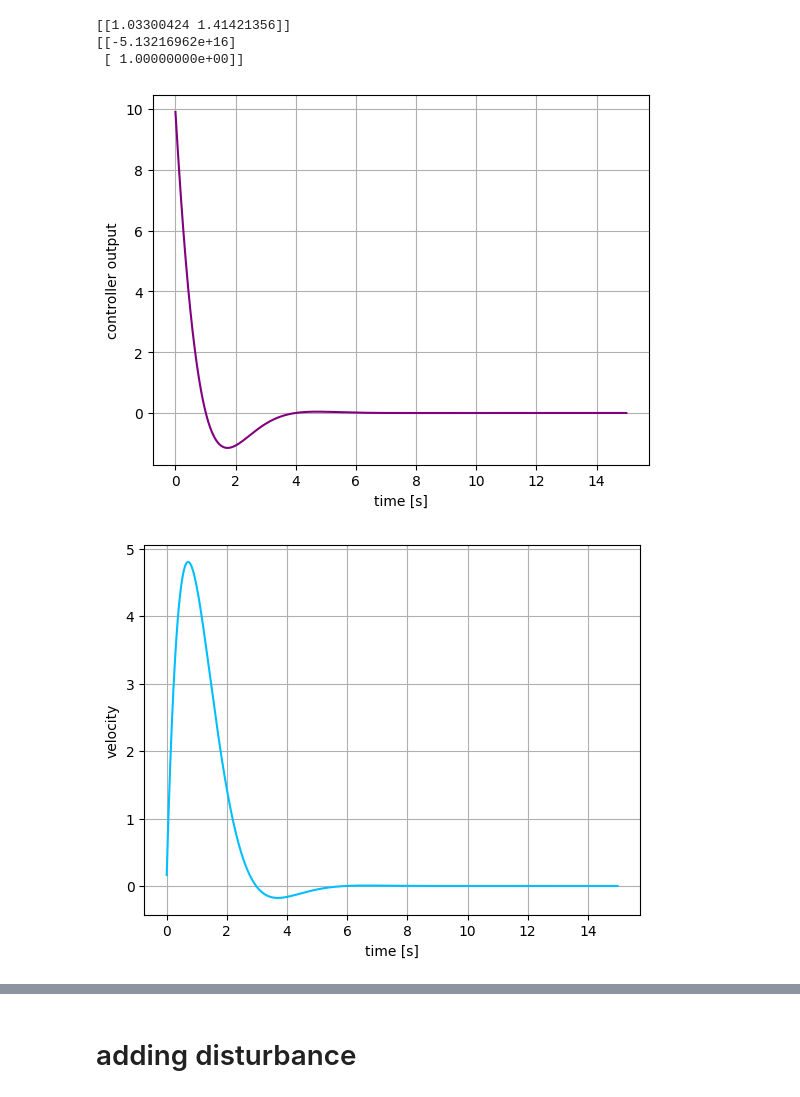
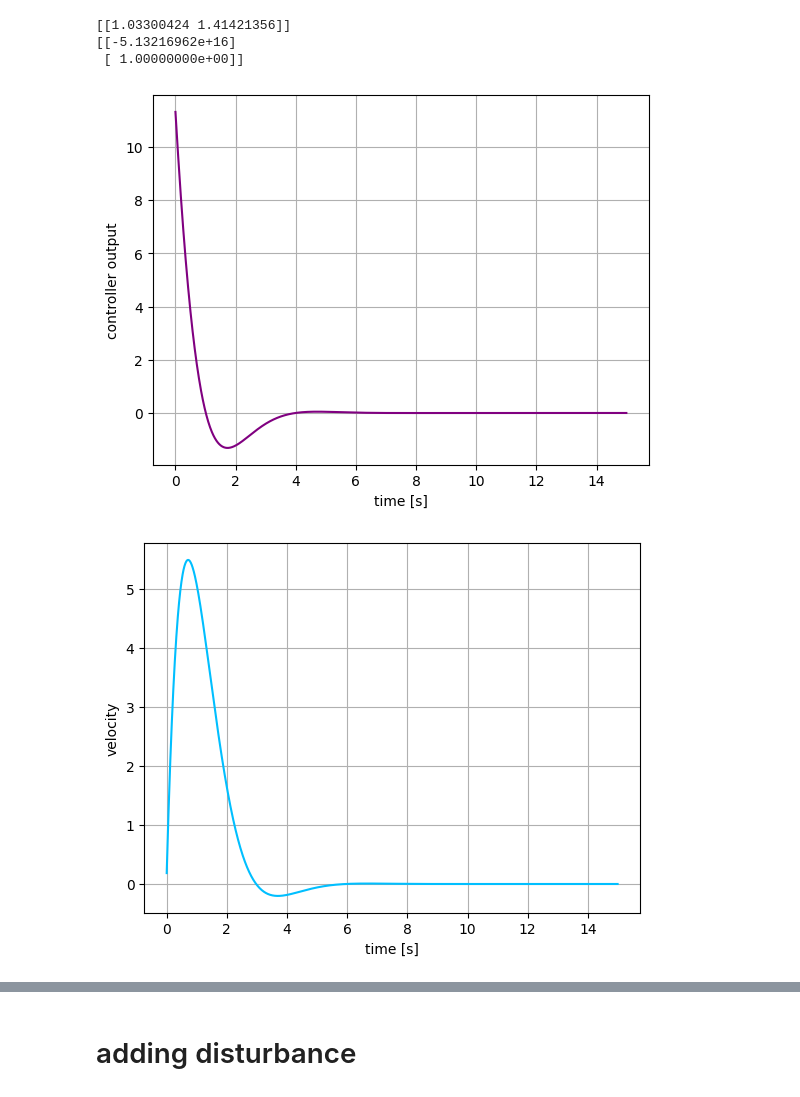
Before and after one commit to michalnand/libs_control, a Jupyter notebook: tutorials/01_lqr_servo.ipynb, the cells around one changed output, grey strips where cells are left out. Cells and saved outputs as stored; diff of their text form; code cells hidden in the pictures.

```diff
--- a/tutorials/01_lqr_servo.ipynb
+++ b/tutorials/01_lqr_servo.ipynb
@@ -133,7 +133,7 @@ t_result    = numpy.arange(steps)*dt
 
 #required state, position = 7
 xr          = numpy.zeros((2, 1))
-xr[1][0]    = 7.0
+xr[1][0]    = 8.0
 
 #initial state
 x           = numpy.zeros((2, 1))
@@ -151,32 +151,32 @@ for i in range(steps):
 
     #dynamical system step
     dx = a@x + b@u
     x  = x + dx*dt
 
     u_result[i] = u[0][0]
     x_result[i] = x[:, 0]
 
 #plot response
 plt.clf()
 plt.ylabel("controller output")
 plt.xlabel("time [s]")
 plt.plot(t_result, u_result[:, 0], color="purple")
 plt.grid()
 plt.show()
 
 plt.clf()
 plt.ylabel("velocity")
 plt.xlabel("time [s]")
 plt.plot(t_result, x_result[:, 0], color="deepskyblue")
 plt.grid()
 plt.show()
 
 plt.clf()
 plt.ylabel("position")
 plt.xlabel("time [s]")
 plt.plot(t_result, x_result[:, 1], color="deepskyblue")
 plt.grid()
 plt.show()
 # %% [output]
-[figure, old version]
+[figure, new version]
-[figure, old version]
+[figure, new version]
```
Also changed, not shown: parts of 3 cells of this notebook, 1 other file.
